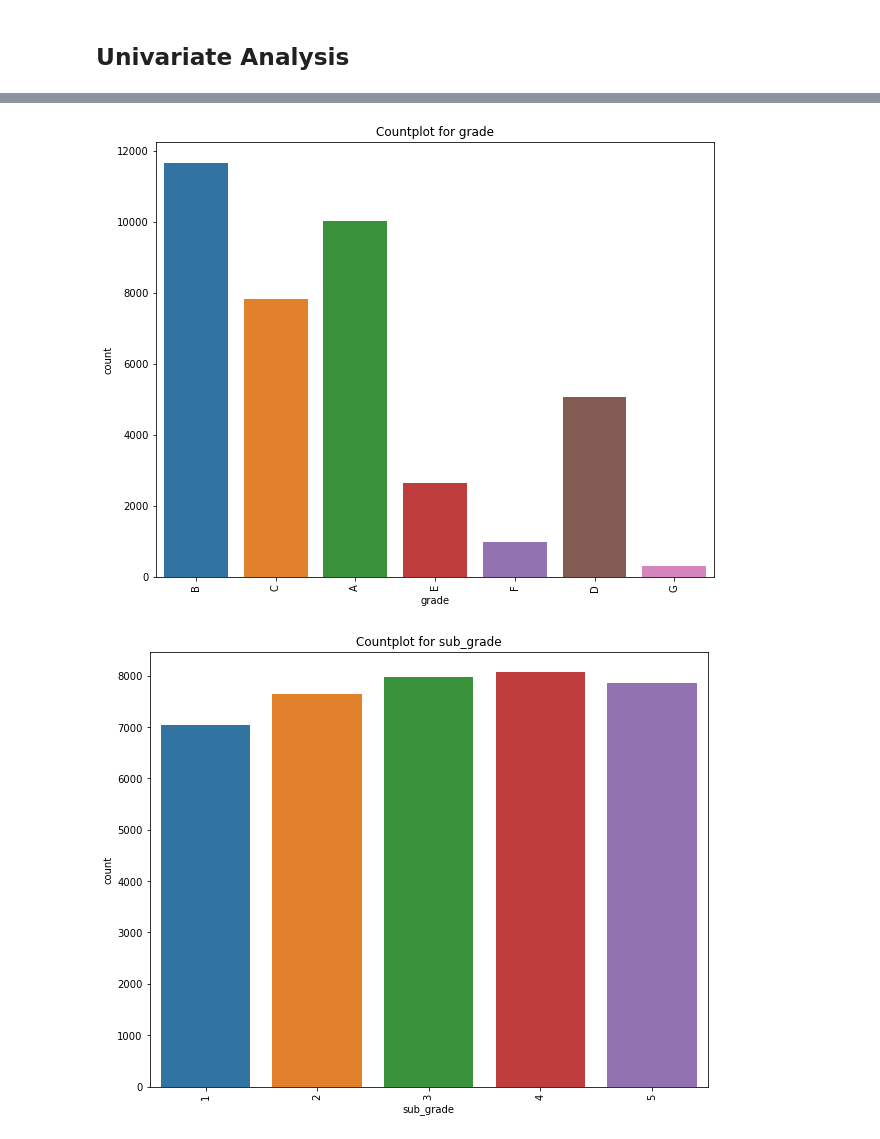
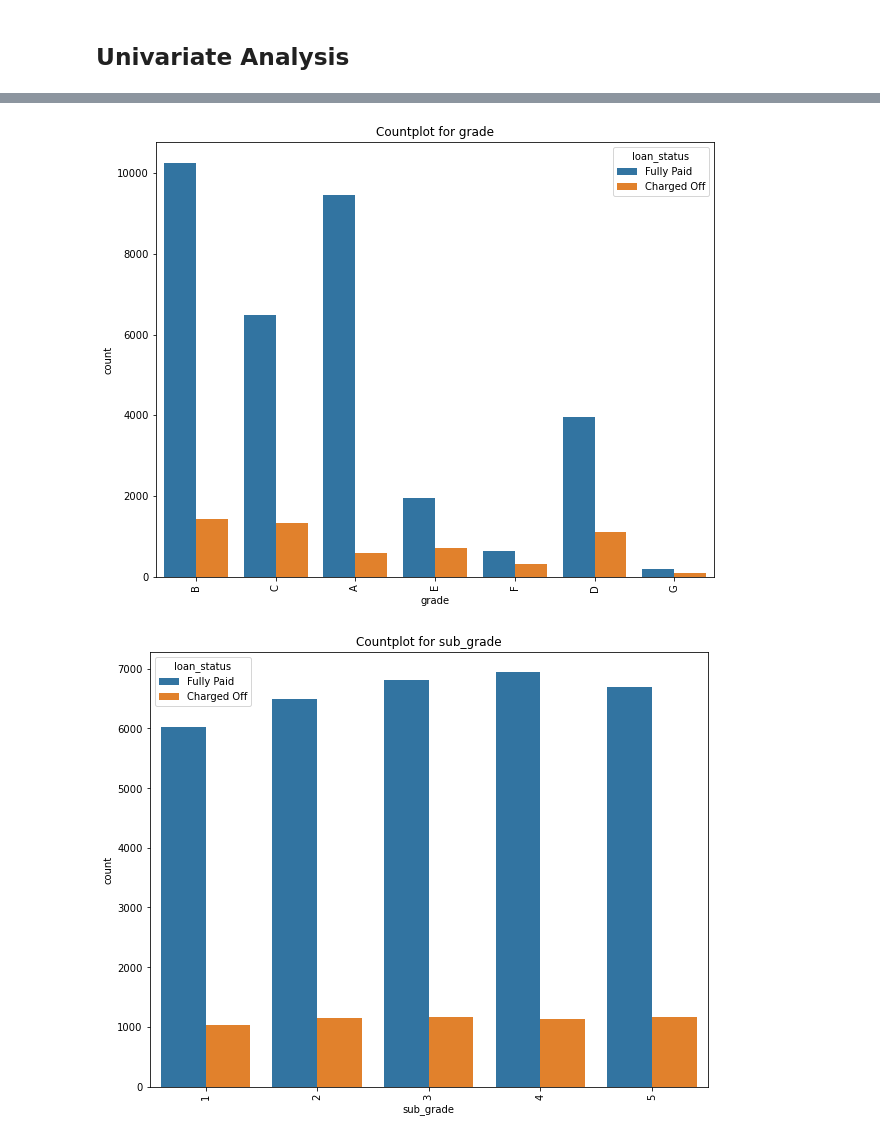
Before and after one commit to PaulMadhusmita/Lending_Club_Case_Study, a Jupyter notebook: LendingCaseStudy.ipynb, the cells around one changed output, grey strips where cells are left out. Drawn from its saved outputs; the diff is of its cells as text; code cells hidden in the pictures.

```diff
--- a/LendingCaseStudy.ipynb
+++ b/LendingCaseStudy.ipynb
@@ -461,7 +461,7 @@ loan['earliest_cr_line_yr'] = loan['earliest_cr_line'].apply(lambda x : int('20'
 # Plotting countplots for all categorical columns
 for i in cat_cols:
     plt.figure(figsize = (10,8))
-    sns.countplot(loan[i])
+    sns.countplot(loan[i], hue = loan['loan_status'] )
     plt.title("Countplot for "+i)
     plt.xticks(rotation=90)
     plt.show()
@@ -470,2 +470,2 @@ for i in cat_cols:
-[figure, old version]
+[figure, new version]
-[figure, old version]
+[figure, new version]
```
Also changed, not shown: parts of 52 cells of this notebook, 1 other file.
